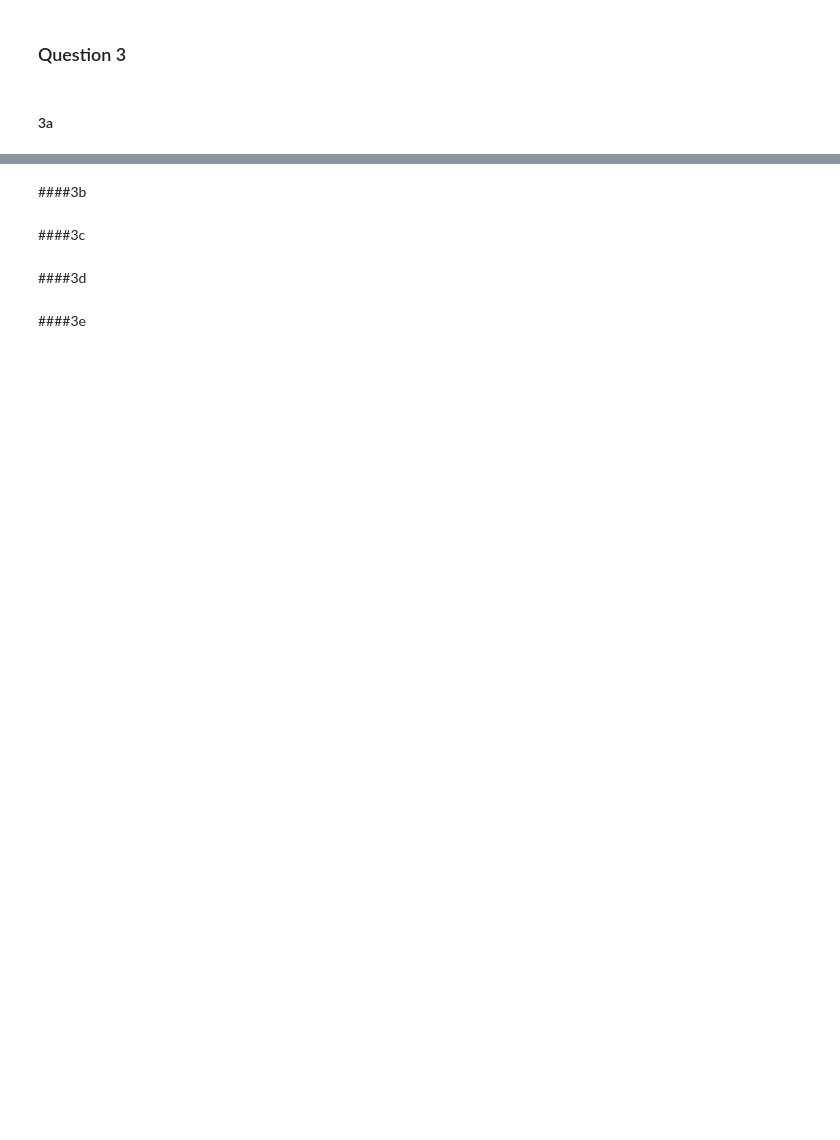
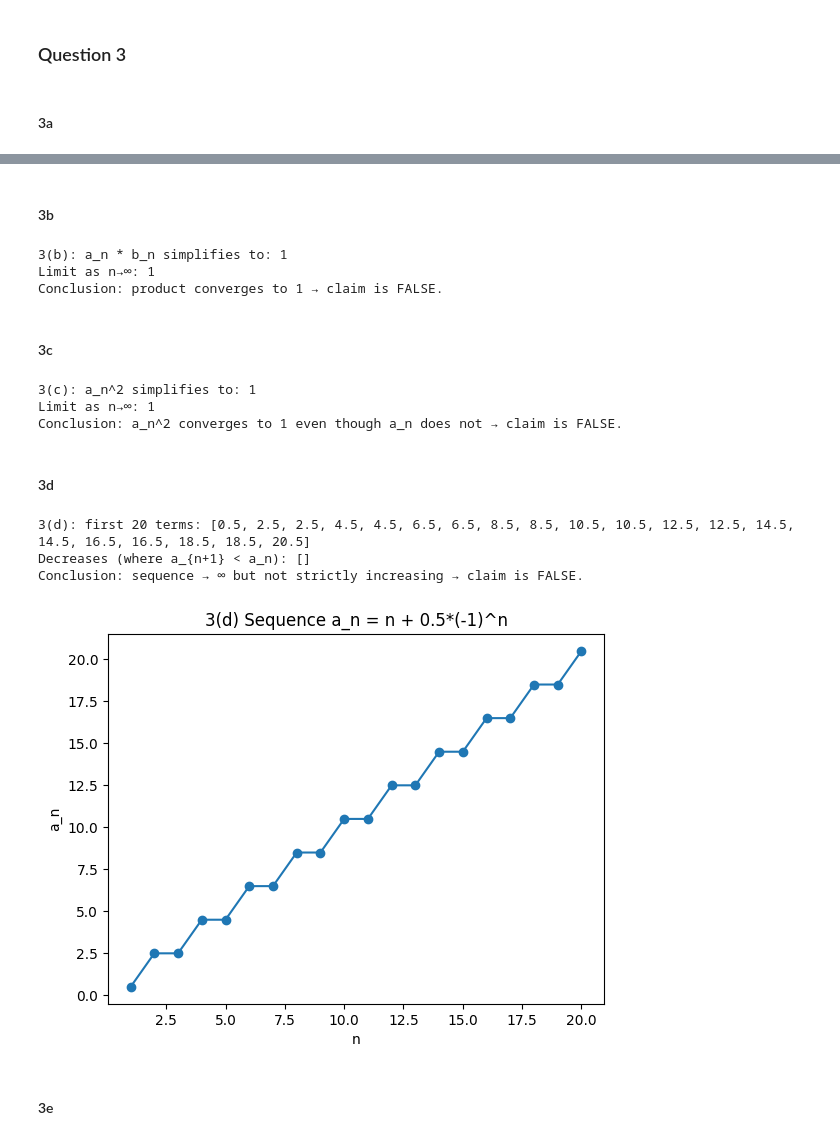
Before and after one commit to m4nasp06/TAMUFiles, a Jupyter notebook: MATH 152/Lab5temp_152_25C.ipynb, the cells around one changed output, grey strips where cells are left out. Drawn from its saved outputs; the diff is of its cells as text; code cells hidden in the pictures; blank space fills up the shorter version.

```diff
--- a/MATH 152/Lab5temp_152_25C.ipynb
+++ b/MATH 152/Lab5temp_152_25C.ipynb
@@ -83,16 +209,76 @@ NameError: name 'plt' is not defined
 # %% [markdown]
-####3b
+#### 3b
 # %%
 # Enter your code here
+# 3(b) — Claim is FALSE
+# Claim: If both a_n and b_n do not converge, then a_n*b_n cannot converge.
+# Counterexample: a_n = b_n = (-1)^n → a_n*b_n = 1 → convergent.
+
+import sympy as sp
+n = sp.symbols('n', integer=True, positive=True)
+
+a_n = (-1)**n
+b_n = (-1)**n
+prod = sp.simplify(a_n * b_n)
+
+print("3(b): a_n * b_n simplifies to:", prod)
+print("Limit as n→∞:", sp.limit(prod, n, sp.oo))
+print("Conclusion: product converges to 1 → claim is FALSE.")
+# %% [output]
+3(b): a_n * b_n simplifies to: 1
+Limit as n→∞: 1
+Conclusion: product converges to 1 → claim is FALSE.
 # %% [markdown]
-####3c
+#### 3c
 # %%
 # Enter your code here
+# 3(c) — Claim is FALSE
+# Claim: If a_n does not converge, then a_n^c can only converge if c=0.
+# Counterexample: a_n = (-1)^n, c = 2 → a_n^2 = 1 → convergent.
+
+import sympy as sp
+n = sp.symbols('n', integer=True, positive=True)
+
+a_n = (-1)**n
+c = 2
+seq = sp.simplify(a_n**c)
+
+print("3(c): a_n^2 simplifies to:", seq)
+print("Limit as n→∞:", sp.limit(seq, n, sp.oo))
+print("Conclusion: a_n^2 converges to 1 even though a_n does not → claim is FALSE.")
+# %% [output]
+3(c): a_n^2 simplifies to: 1
+Limit as n→∞: 1
+Conclusion: a_n^2 converges to 1 even though a_n does not → claim is FALSE.
 # %% [markdown]
-####3d
+#### 3d
 # %%
 # Enter your code here
+# 3(d) — Claim is FALSE
+# Claim: If a_n → ∞, then there exists N such that for all n > N, a_n is strictly increasing.
+# Counterexample: a_n = n + 0.5*(-1)^n → diverges to ∞ but oscillates forever.
+
+import matplotlib.pyplot as plt
+
+def a_d(k):
+    return float(k + 0.5*((-1)**k))
+
+vals = [a_d(k) for k in range(1, 21)]
+decreases = [(k, vals[k-1], vals[k]) for k in range(1, len(vals)) if vals[k] < vals[k-1]]
+
+print("3(d): first 20 terms:", [round(v,3) for v in vals])
+print("Decreases (where a_{n+1} < a_n):", decreases[:5])
+print("Conclusion: sequence → ∞ but not strictly increasing → claim is FALSE.")
+
+plt.plot(range(1,21), vals, marker='o')
+plt.title("3(d) Sequence a_n = n + 0.5*(-1)^n")
+plt.xlabel("n"); plt.ylabel("a_n"); plt.show()
+# %% [output]
+3(d): first 20 terms: [0.5, 2.5, 2.5, 4.5, 4.5, 6.5, 6.5, 8.5, 8.5, 10.5, 10.5, 12.5, 12.5, 14.5, 14.5, 16.5, 16.5, 18.5, 18.5, 20.5]
+Decreases (where a_{n+1} < a_n): []
+Conclusion: sequence → ∞ but not strictly increasing → claim is FALSE.
+[figure, added]
 # %% [markdown]
-####3e
+#### 3e
 # %%
 # Enter your code here
```
Also changed, not shown: parts of 8 cells of this notebook, 13 other files.
